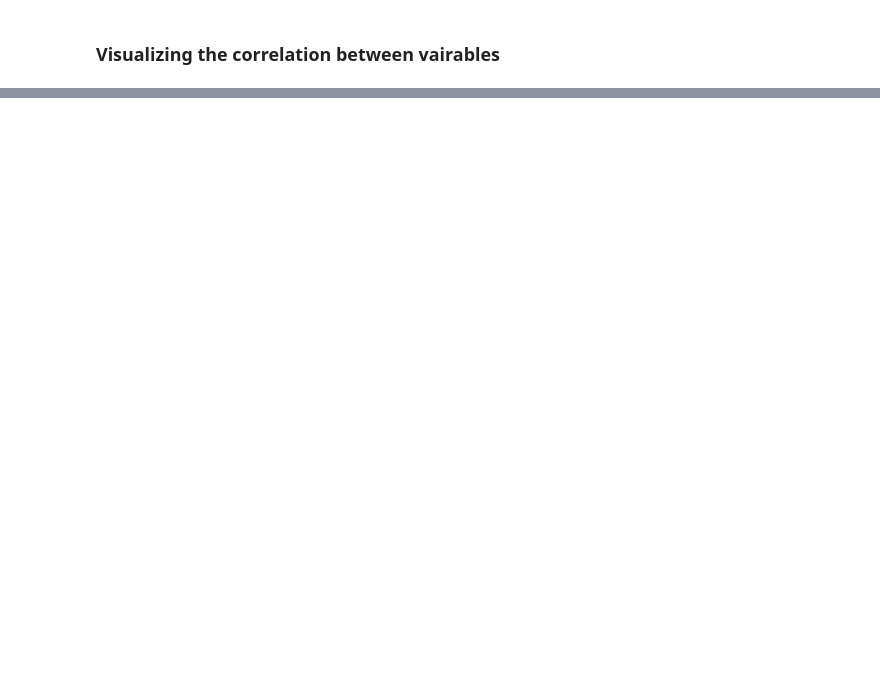
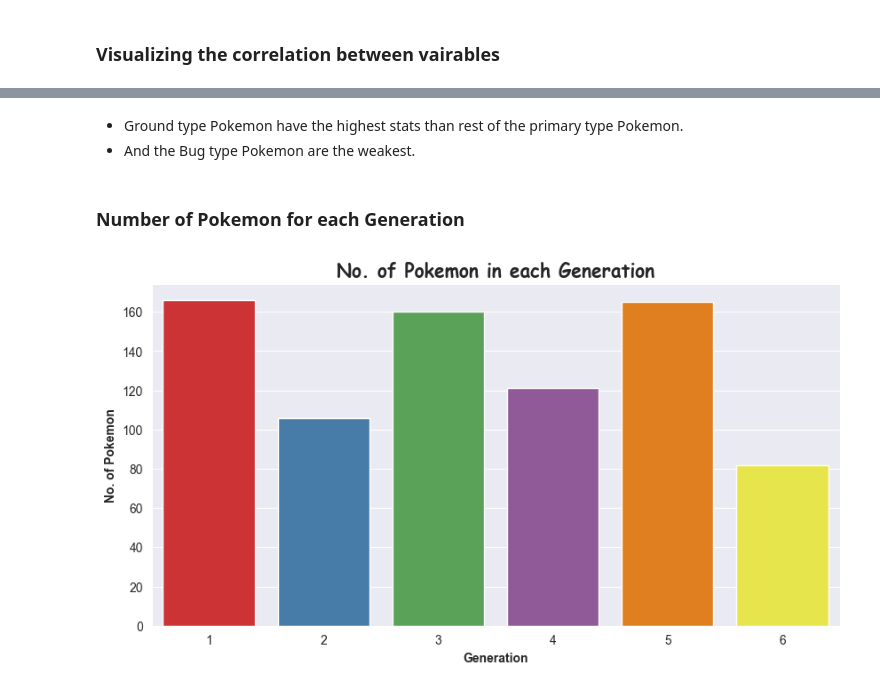
Before and after one commit to SamratAdhikari/Pokemon-Dataset-Analysis, a Jupyter notebook: Pokemon Dataset EDA.ipynb, the cells around one changed output, grey strips where cells are left out. Drawn from its saved outputs; the diff is of its cells as text; code cells hidden in the pictures; blank space fills up the shorter version.

```diff
--- a/Pokemon Dataset EDA.ipynb
+++ b/Pokemon Dataset EDA.ipynb
@@ -92,0 +127,16 @@ And apparently, there are no negative correlations between any two variables.
+# %% [markdown]
+- Ground type Pokemon have the highest stats than rest of the primary type Pokemon.
+- And the Bug type Pokemon are the weakest.
+# %% [markdown]
+### Number of Pokemon for each Generation
+# %%
+plt.figure(figsize=(10, 5))
+plt.title(label='No. of Pokemon in each Generation', fontdict={'family':'Comic Sans MS', 'size':15, 'weight':'bold'})
+
+sns.countplot(data=df, x='Generation', palette='Set1')
+
+plt.xlabel(xlabel='Generation', fontdict={'weight':'bold'})
+plt.ylabel(ylabel='No. of Pokemon', fontdict={'weight':'bold'})
+plt.show()
+# %% [output]
+[figure, added]
```
Also changed, not shown: parts of 39 cells of this notebook, 1 other file.
